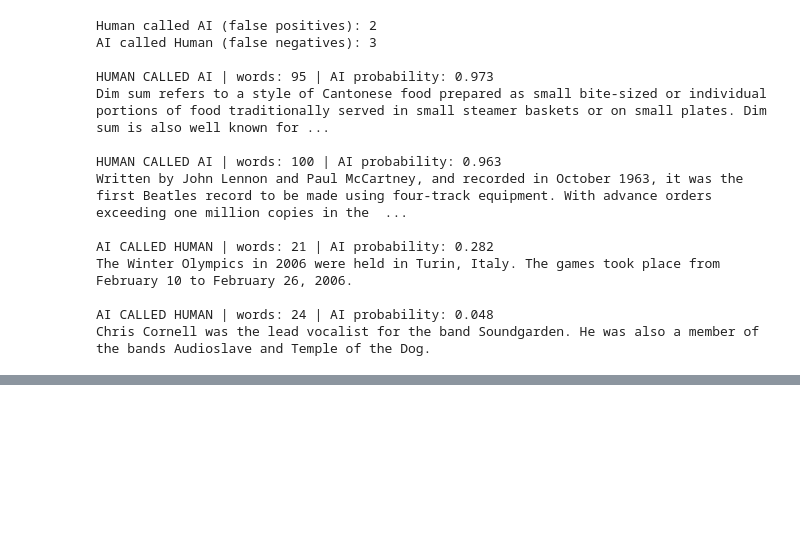
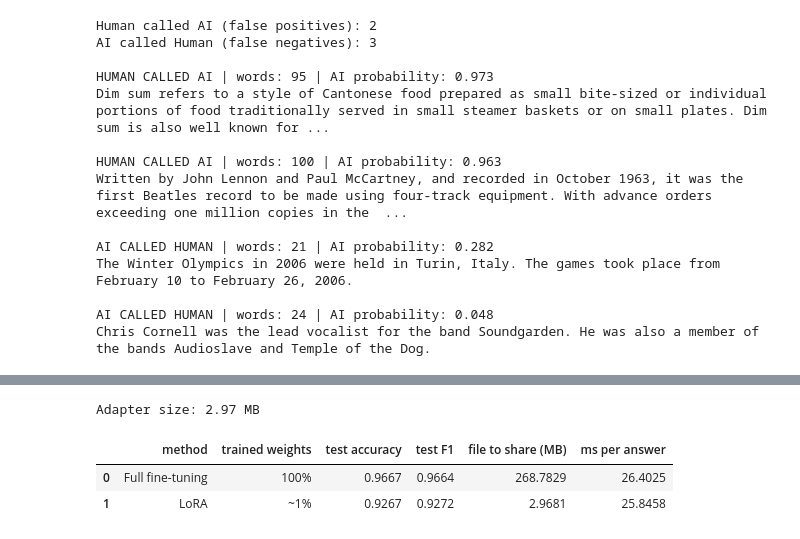
Before and after one commit to marwanabdodahi/AI-Human-Detection, a Jupyter notebook: notebooks/01_distilbert.ipynb, the cells around one changed output, grey strips where cells are left out. Drawn from its saved outputs; the diff is of its cells as text; code cells hidden in the pictures; blank space fills up the shorter version.

Commit message:
Add LoRA experiment and compare with full fine-tuning
LoRA r=8 on q_lin/v_lin trains 1.1% of the weights (lr 2e-4).
Test F1 0.927 vs 0.966, adapter 3.0 MB vs 269 MB, same CPU speed.

```diff
--- a/notebooks/01_distilbert.ipynb
+++ b/notebooks/01_distilbert.ipynb
@@ -316,0 +328,12 @@ Chris Cornell was the lead vocalist for the band Soundgarden. He was also a memb
+# %%
+from peft import LoraConfig, TaskType, get_peft_model
+
+set_seed(SEED)
+base_model = AutoModelForSequenceClassification.from_pretrained(
+    CHECKPOINT, num_labels=2, id2label={0: 'Human', 1: 'AI'}, label2id={'Human': 0, 'AI': 1})
+
+lora_settings = LoraConfig(task_type=TaskType.SEQ_CLS, r=8, lora_alpha=16, lora_dropout=0.1,
+                           target_modules=['q_lin', 'v_lin'],
+                           modules_to_save=['pre_classifier', 'classifier'])  # the new head layers are trained fully
+lora_model = get_peft_model(base_model, lora_settings)
+lora_model.print_trainable_parameters()
@@ -316,0 +375,35 @@ Chris Cornell was the lead vocalist for the band Soundgarden. He was also a memb
+# %%
+# Save the small adapter (needs the original DistilBERT to run).
+adapter_folder = MODELS / 'DistilBERT-adapter'
+lora_trainer.model.save_pretrained(adapter_folder)
+
+adapter_bytes = 0
+for file in adapter_folder.iterdir():
+    adapter_bytes = adapter_bytes + file.stat().st_size
+print('Adapter size:', round(adapter_bytes / 1_000_000, 2), 'MB')
+
+# Test the LoRA model on the CPU in the same way as the full model.
+model = lora_trainer.model.merge_and_unload().to('cpu')   # put the small matrices into the weights
+model.eval()
+lora_predictions = predict_proba(test.text.tolist()).argmax(axis=1)
+
+predict_proba(test.text[:1].tolist())
+start = time.perf_counter()
+for text in test.text[:50]:
+    predict_proba([text])
+lora_ms = (time.perf_counter() - start) / 50 * 1000
+
+comparison = pd.DataFrame([
+    {'method': 'Full fine-tuning', 'trained weights': '100%', 'test accuracy': accuracy, 'test F1': f1,
+     'file to share (MB)': size_bytes / 1_000_000, 'ms per answer': ms_per_text},
+    {'method': 'LoRA', 'trained weights': '~1%', 'test accuracy': accuracy_score(test.label, lora_predictions),
+     'test F1': f1_score(test.label, lora_predictions),
+     'file to share (MB)': adapter_bytes / 1_000_000, 'ms per answer': lora_ms},
+])
+comparison.to_csv(DOCS / 'bonus-lora.csv', index=False)
+comparison.round(4)
+# %% [output]
+Adapter size: 2.97 MB
+|  | method | trained weights | test accuracy | test F1 | file to share (MB) | ms per answer |
+| 0 | Full fine-tuning | 100% | 0.9667 | 0.9664 | 268.7829 | 26.4025 |
+| 1 | LoRA | ~1% | 0.9267 | 0.9272 | 2.9681 | 25.8458 |
```
Also changed, not shown: parts of 4 cells of this notebook, 1 other file.
